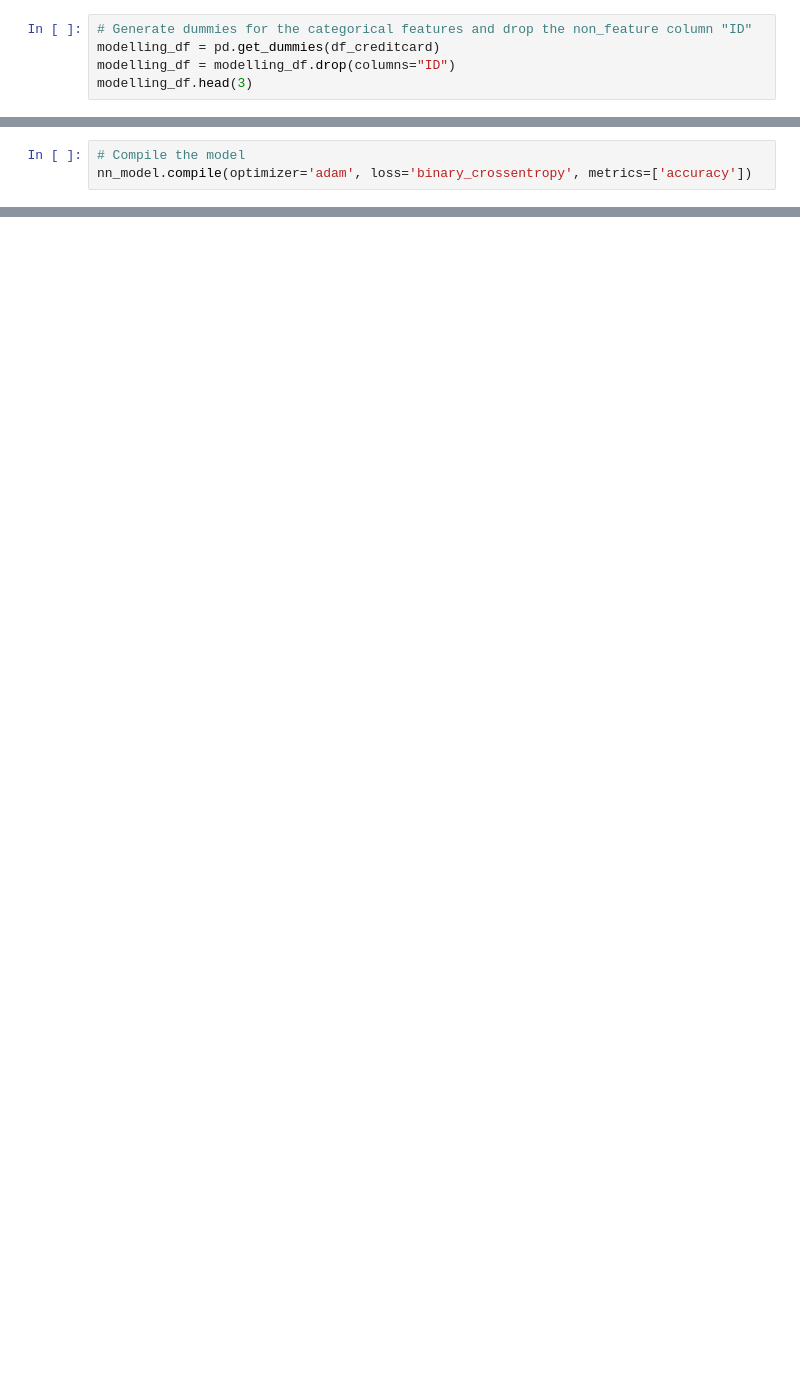
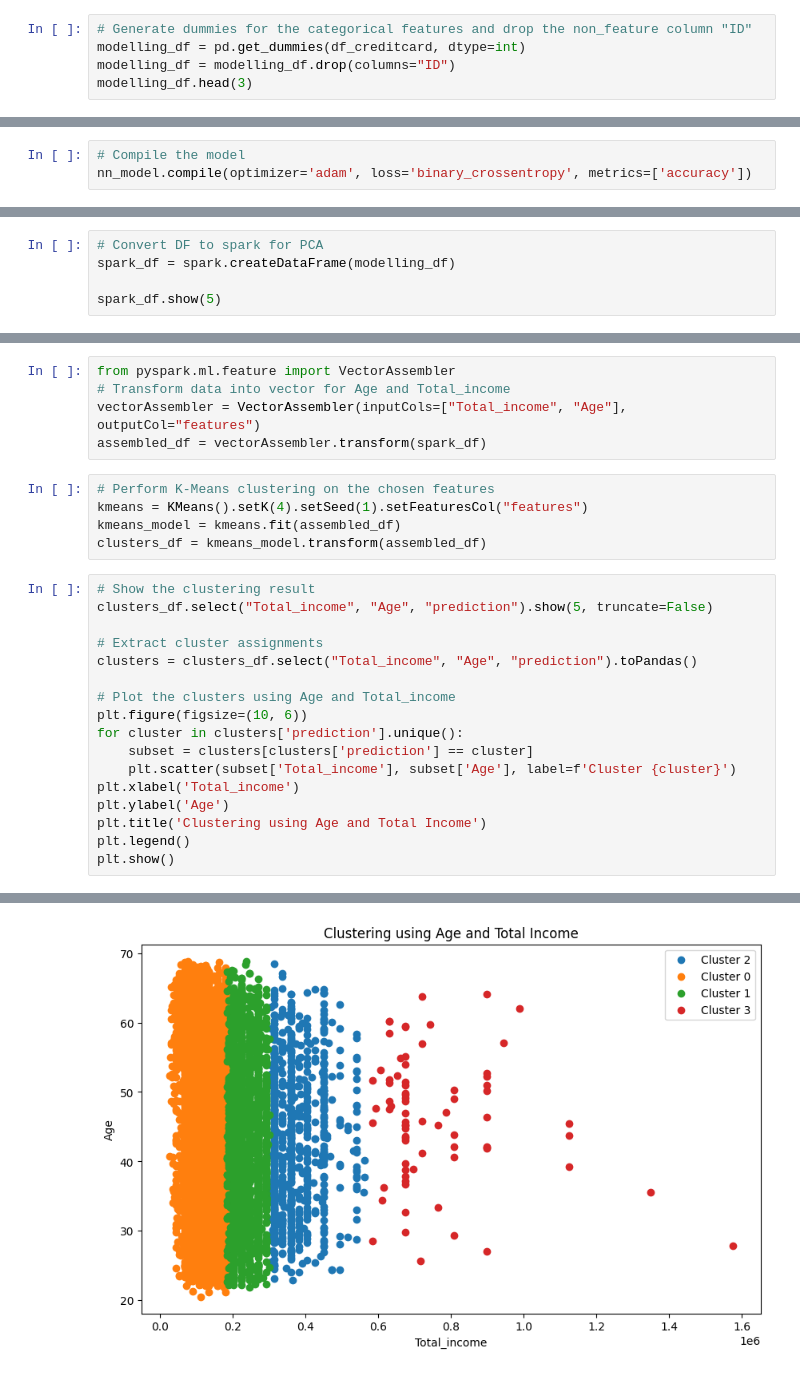
Before and after one commit to lwjiang1015/Project_4_Group_4, a Jupyter notebook: creditcard_collab.ipynb, the cells around one changed output, grey strips where cells are left out. Drawn from its saved outputs; the diff is of its cells as text; blank space fills up the shorter version.

```diff
--- a/creditcard collab proj4.ipynb
+++ b/creditcard_collab.ipynb
@@ -96,7 +95,7 @@ dtypes: float64(3), int32(12), object(5)
 memory usage: 1.0+ MB
 # %%
 # Generate dummies for the categorical features and drop the non_feature column "ID"
-modelling_df = pd.get_dummies(df_creditcard)
+modelling_df = pd.get_dummies(df_creditcard, dtype=int)
 modelling_df = modelling_df.drop(columns="ID")
 modelling_df.head(3)
 # %% [output]
@@ -348,0 +348,5 @@ Loss: 0.39969348907470703, Accuracy: 0.8677924275398254
+# %%
+# Convert DF to spark for PCA
+spark_df = spark.createDataFrame(modelling_df)
+
+spark_df.show(5)
@@ -348,0 +364,28 @@ Loss: 0.39969348907470703, Accuracy: 0.8677924275398254
+# %%
+from pyspark.ml.feature import VectorAssembler
+# Transform data into vector for Age and Total_income
+vectorAssembler = VectorAssembler(inputCols=["Total_income", "Age"], outputCol="features")
+assembled_df = vectorAssembler.transform(spark_df)
+# %%
+# Perform K-Means clustering on the chosen features
+kmeans = KMeans().setK(4).setSeed(1).setFeaturesCol("features")
+kmeans_model = kmeans.fit(assembled_df)
+clusters_df = kmeans_model.transform(assembled_df)
+# %%
+# Show the clustering result
+clusters_df.select("Total_income", "Age", "prediction").show(5, truncate=False)
+
+# Extract cluster assignments
+clusters = clusters_df.select("Total_income", "Age", "prediction").toPandas()
+
+# Plot the clusters using Age and Total_income
+plt.figure(figsize=(10, 6))
+for cluster in clusters['prediction'].unique():
+    subset = clusters[clusters['prediction'] == cluster]
+    plt.scatter(subset['Total_income'], subset['Age'], label=f'Cluster {cluster}')
+plt.xlabel('Total_income')
+plt.ylabel('Age')
+plt.title('Clustering using Age and Total Income')
+plt.legend()
+plt.show()
+# %% [output]
@@ -348,0 +402 @@ Loss: 0.39969348907470703, Accuracy: 0.8677924275398254
+[figure, added]
```
Also changed, not shown: parts of 8 cells of this notebook.
